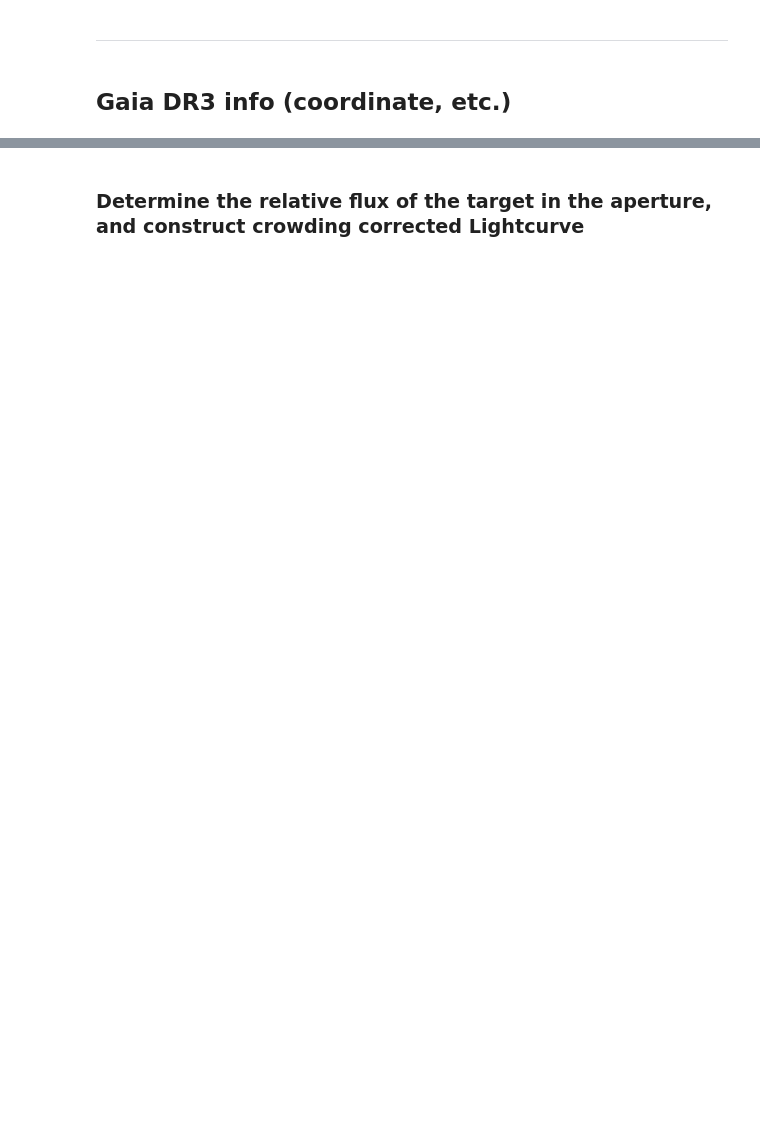
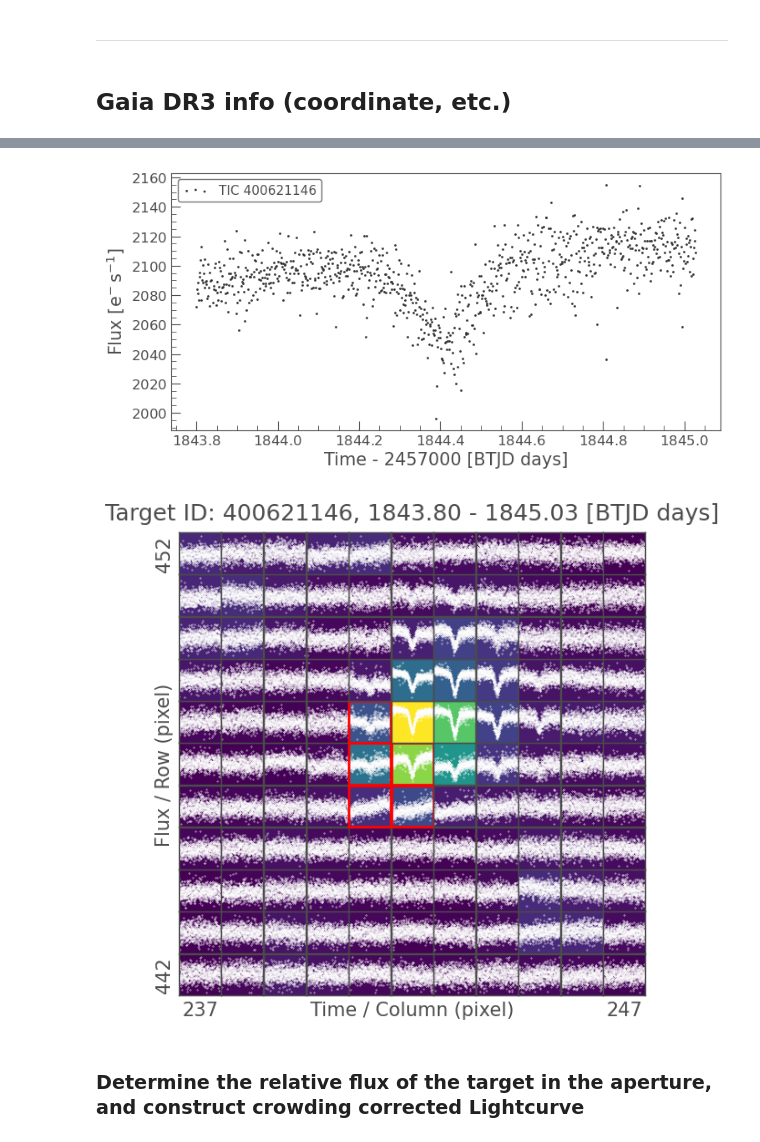
Before and after one commit to orionlee/PH_TESS_I_LightCurveViewer, a Jupyter notebook: targets/TIC_721936129_EA_based_on_contaminated_TIC_400621146.ipynb, the cells around one changed output, grey strips where cells are left out. Saved outputs shown, nothing was run; the diff lists cells and outputs as text; code cells hidden in the pictures; blank space fills up the shorter version.

```diff
--- a/targets/TIC_721936129_EA_based_on_contaminated_TIC_400621146.ipynb
+++ b/targets/TIC_721936129_EA_based_on_contaminated_TIC_400621146.ipynb
@@ -185,7 +225,7 @@ ax.set_ylim(None, 12.25);
 
 - Use TESS data only as it has less spatial resolution. So the aperture of the contaminated lightcurve has proportionally more flux from the actual target.
 # %%
-sr_tpf = lk.search_targetpixelfile("TIC242942524")
+sr_tpf = lk.search_targetpixelfile("TIC400621146",cadence="short")
 display(sr_tpf)
 tpf = sr_tpf[0].download();
 
@@ -197,11 +255,14 @@ The 3 stars in the TESS aperture
 # %%
 t0 = epoch_time_btjd  + period * 1  # choose a dip that is
 tpf_trunc = lke.truncate(tpf,  t0 - duration_hr / 24 * 2, t0 + duration_hr / 24 * 2)
 tpf_trunc.to_lightcurve().scatter();
 
-pixel_size_inches, markersize = 0.6, 1
+pixel_size_inches, markersize = 0.6, 0.6
 ax = tplt.lk_ax(figsize=(tpf_trunc.flux[0].shape[1] * pixel_size_inches, tpf_trunc.flux[0].shape[0] * pixel_size_inches))
 tpf_trunc.plot_pixels(ax=ax, markersize=markersize, show_flux=True, aperture_mask="pipeline");
+# %% [output]
+[figure, added]
+[figure, added]
 # %% [markdown]
 ### Determine the relative flux of the target in the aperture, and construct crowding corrected Lightcurve
 # %%
```
Also changed, not shown: parts of 41 cells of this notebook.
